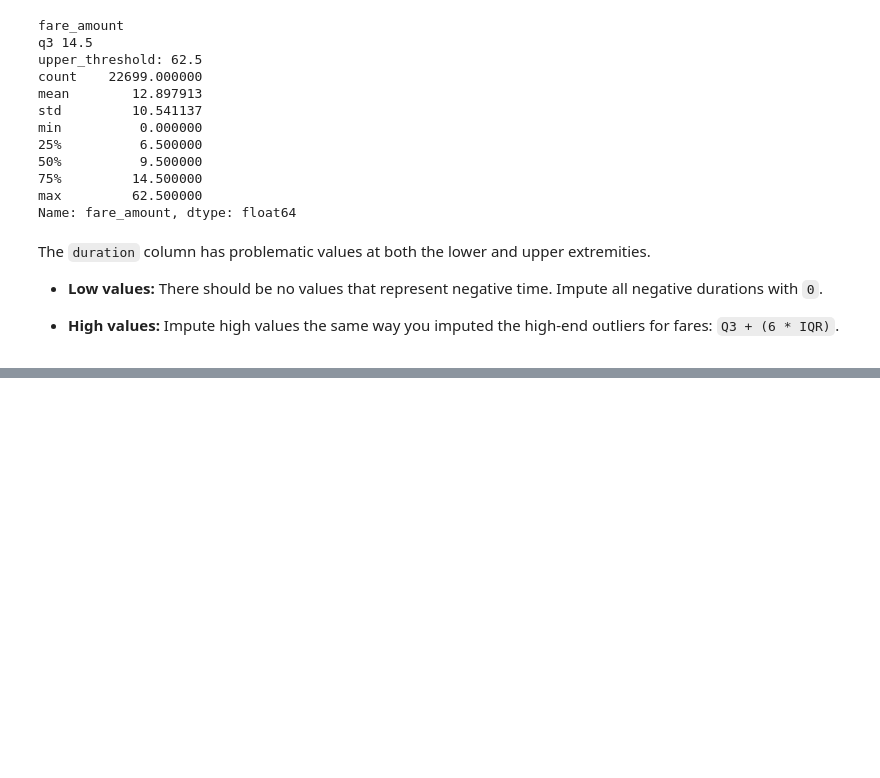
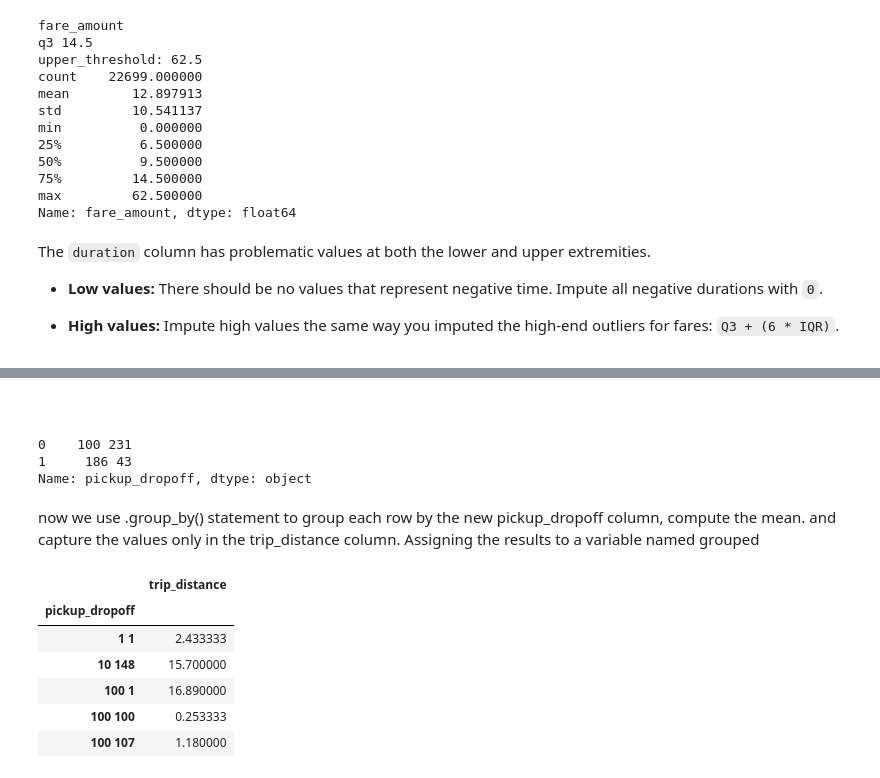
Before and after one commit to PrincelyKitilya/Automatidata-Analysis, a Jupyter notebook: automatidata_analysis.ipynb, the cells around one changed output, grey strips where cells are left out. Saved outputs shown, nothing was run; the diff lists cells and outputs as text; code cells hidden in the pictures; blank space fills up the shorter version.

Commit message:
engineered some features//created mean distance column.

```diff
--- a/automatidata_analysis.ipynb
+++ b/automatidata_analysis.ipynb
@@ -304,0 +368,23 @@ The `duration` column has problematic values at both the lower and upper extremi
+# %% [markdown]
+#
+# %%
+# create `pickup_dropoff` column
+df['pickup_dropoff'] = df['PULocationID'].astype(str) + ' ' + df['DOLocationID'].astype(str)
+df['pickup_dropoff'].head(2)
+# %% [output]
+0    100 231
+1     186 43
+Name: pickup_dropoff, dtype: object
+# %% [markdown]
+now we use .group_by() statement to group each row by the new pickup_dropoff column, compute the mean. and capture the values only in the trip_distance column. Assigning the results to a variable named grouped
+# %%
+grouped = df.groupby('pickup_dropoff').mean(numeric_only=True)[['trip_distance']]
+grouped[:5]
+# %% [output]
+|  | trip_distance |
+| pickup_dropoff |  |
+| 1 1 | 2.433333 |
+| 10 148 | 15.700000 |
+| 100 1 | 16.890000 |
+| 100 100 | 0.253333 |
+| 100 107 | 1.180000 |
```
Also changed, not shown: parts of 7 cells of this notebook.
